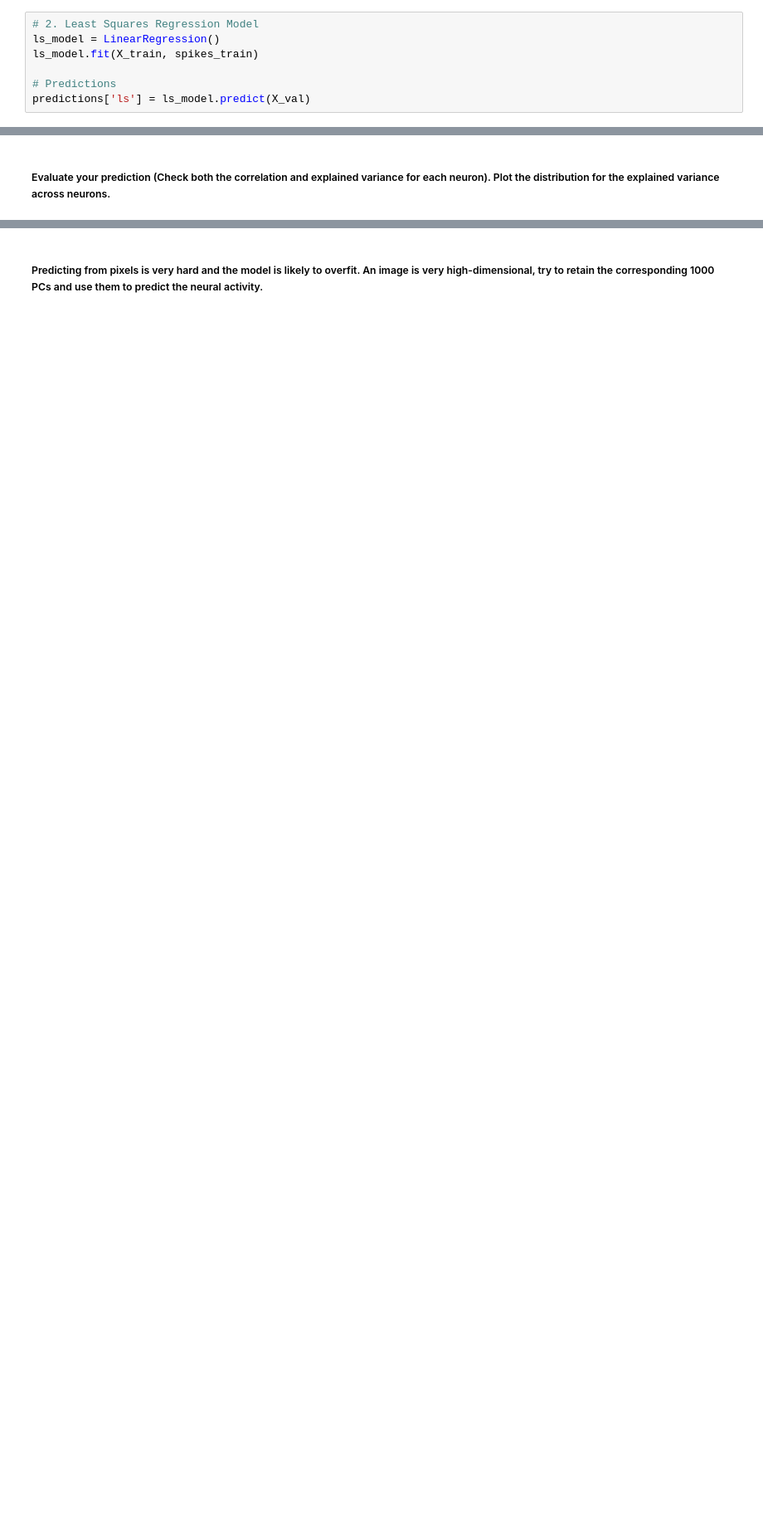
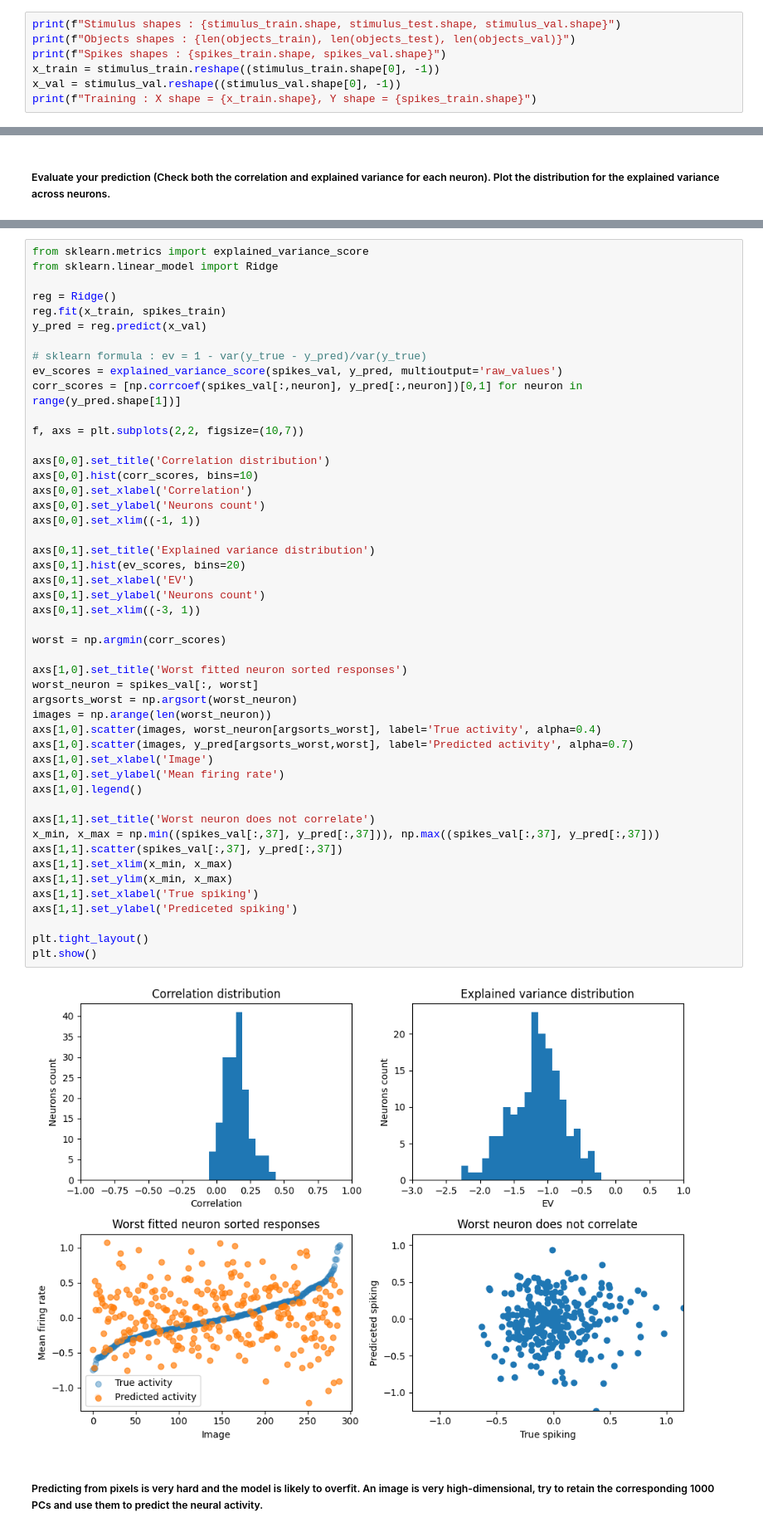
Before and after one commit to ledondodo/brainlike, a Jupyter notebook: week6.ipynb, the cells around one changed output, grey strips where cells are left out. Shown at 83% size. Saved outputs shown, nothing was run; the diff lists cells and outputs as text; blank space fills up the shorter version.

```diff
--- a/week6.ipynb
+++ b/week6.ipynb
@@ -124,7 +91,7 @@ predictions['ridge'] = ridge.predict(X_val)
-# %%
-# 2. Least Squares Regression Model
-ls_model = LinearRegression()
-ls_model.fit(X_train, spikes_train)
-
-# Predictions
-predictions['ls'] = ls_model.predict(X_val)
+# %%
+print(f"Stimulus shapes : {stimulus_train.shape, stimulus_test.shape, stimulus_val.shape}")
+print(f"Objects shapes : {len(objects_train), len(objects_test), len(objects_val)}")
+print(f"Spikes shapes : {spikes_train.shape, spikes_val.shape}")
+x_train = stimulus_train.reshape((stimulus_train.shape[0], -1))
+x_val = stimulus_val.reshape((stimulus_val.shape[0], -1))
+print(f"Training : X shape = {x_train.shape}, Y shape = {spikes_train.shape}")
@@ -143,2 +105,52 @@ Mean Pearson correlation: 0.21750069
+# %%
+from sklearn.metrics import explained_variance_score
+from sklearn.linear_model import Ridge
+
+reg = Ridge()
+reg.fit(x_train, spikes_train)
+y_pred = reg.predict(x_val)
+
+# sklearn formula : ev = 1 - var(y_true - y_pred)/var(y_true)
+ev_scores = explained_variance_score(spikes_val, y_pred, multioutput='raw_values')
+corr_scores = [np.corrcoef(spikes_val[:,neuron], y_pred[:,neuron])[0,1] for neuron in range(y_pred.shape[1])]
+
+f, axs = plt.subplots(2,2, figsize=(10,7))
+
+axs[0,0].set_title('Correlation distribution')
+axs[0,0].hist(corr_scores, bins=10)
+axs[0,0].set_xlabel('Correlation')
+axs[0,0].set_ylabel('Neurons count')
+axs[0,0].set_xlim((-1, 1))
+
+axs[0,1].set_title('Explained variance distribution')
+axs[0,1].hist(ev_scores, bins=20)
+axs[0,1].set_xlabel('EV')
+axs[0,1].set_ylabel('Neurons count')
+axs[0,1].set_xlim((-3, 1))
+
+worst = np.argmin(corr_scores)
+
+axs[1,0].set_title('Worst fitted neuron sorted responses')
+worst_neuron = spikes_val[:, worst]
+argsorts_worst = np.argsort(worst_neuron)
+images = np.arange(len(worst_neuron))
+axs[1,0].scatter(images, worst_neuron[argsorts_worst], label='True activity', alpha=0.4)
+axs[1,0].scatter(images, y_pred[argsorts_worst,worst], label='Predicted activity', alpha=0.7)
+axs[1,0].set_xlabel('Image')
+axs[1,0].set_ylabel('Mean firing rate')
+axs[1,0].legend()
+
+axs[1,1].set_title('Worst neuron does not correlate')
+x_min, x_max = np.min((spikes_val[:,37], y_pred[:,37])), np.max((spikes_val[:,37], y_pred[:,37]))
+axs[1,1].scatter(spikes_val[:,37], y_pred[:,37])
+axs[1,1].set_xlim(x_min, x_max)
+axs[1,1].set_ylim(x_min, x_max)
+axs[1,1].set_xlabel('True spiking')
+axs[1,1].set_ylabel('Prediceted spiking')
+
+plt.tight_layout()
+plt.show()
+# %% [output]
+[figure, added]
 # %% [markdown]
 ##### Predicting from pixels is very hard and the model is likely to overfit. An image is very high-dimensional, try to retain the corresponding 1000 PCs and use them to predict the neural activity.
```
Also changed, not shown: parts of 31 cells of this notebook, 1 other file.
